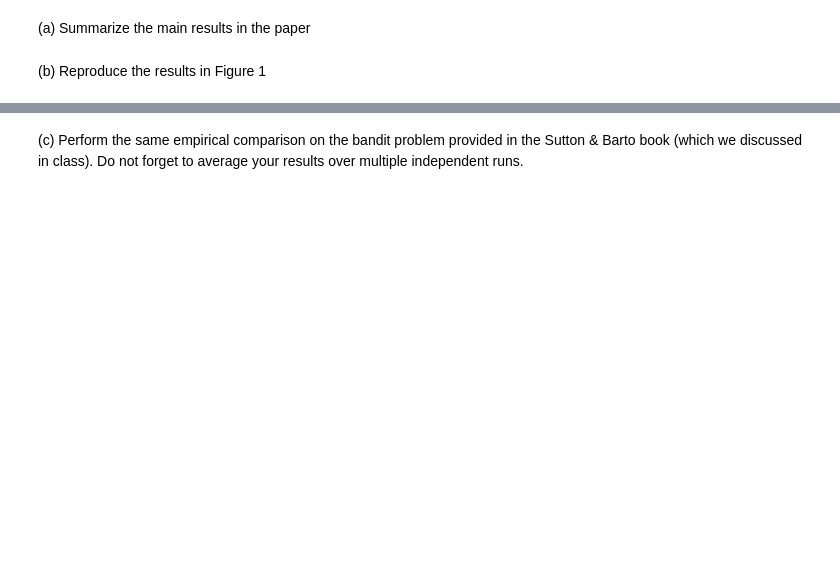
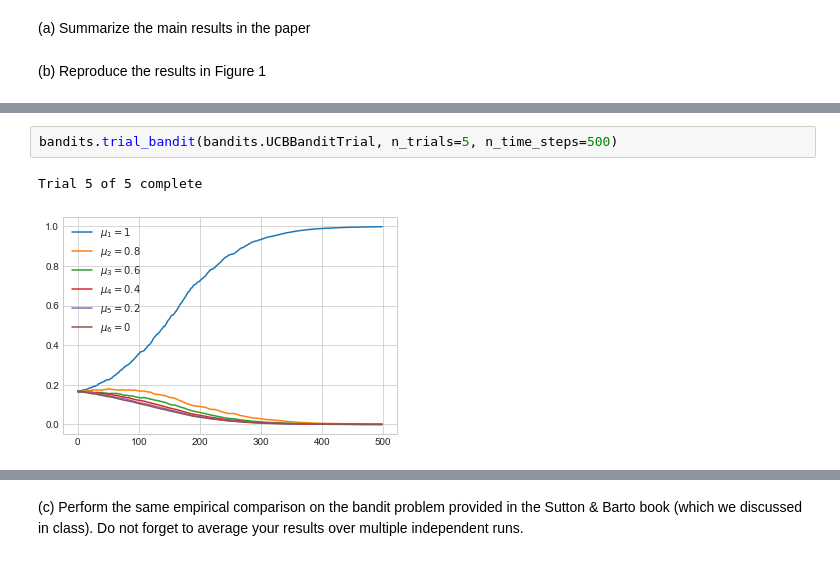
Before and after one commit to jgsimard/COMP767, a Jupyter notebook: hw1/hw1-notebook.ipynb, the cells around one changed output, grey strips where cells are left out. Cells and saved outputs as stored; diff of their text form; blank space fills up the shorter version.

```diff
--- a/hw1/hw1-notebook.ipynb
+++ b/hw1/hw1-notebook.ipynb
@@ -278,0 +23,5 @@ Trial 5 of 5 complete
+# %%
+bandits.trial_bandit(bandits.UCBBanditTrial, n_trials=5, n_time_steps=500)
+# %% [output]
+Trial 5 of 5 complete
+[figure, added]
```
Also changed, not shown: parts of 23 cells of this notebook, 1 other file.
